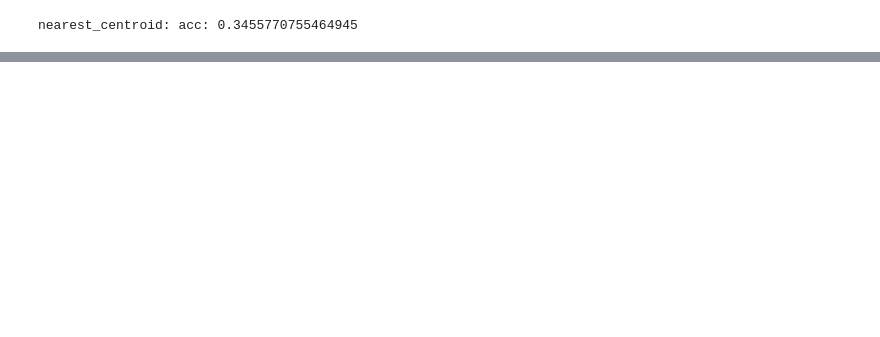
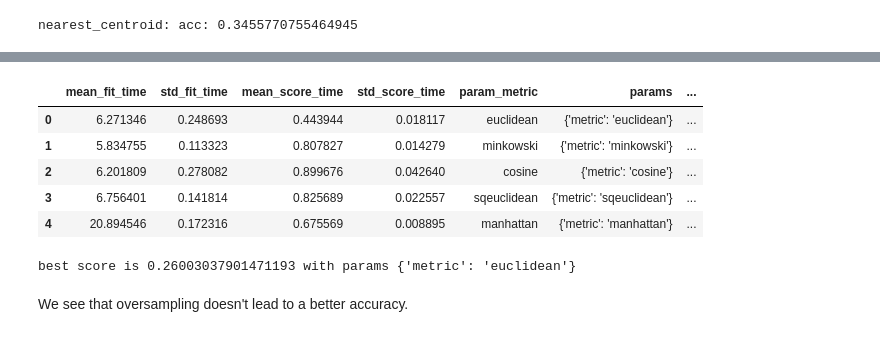
Before and after one commit to medplot/data-mining-project, a Jupyter notebook: jupyter_notebooks/k_nearest_centroid.ipynb, the cells around one changed output, grey strips where cells are left out. Drawn from its saved outputs; the diff is of its cells as text; code cells hidden in the pictures; blank space fills up the shorter version.

```diff
--- a/jupyter_notebooks/k_nearest_centroid.ipynb
+++ b/jupyter_notebooks/k_nearest_centroid.ipynb
@@ -32,0 +64,25 @@ nearest_centroid: acc: 0.3455770755464945
+# %%
+nearest_centroid.get_params()
+
+params = {
+    'metric': ('euclidean', 'minkowski', 'cosine', 'sqeuclidean', 'manhattan')
+}
+
+grid_search_estimator = GridSearchCV(nearest_centroid, params, scoring='accuracy', cv=5, return_train_score=False)
+grid_search_estimator.fit(data_train,target_train.values.ravel())
+
+results = pd.DataFrame(grid_search_estimator.cv_results_)
+display(results)
+
+
+print("best score is {} with params {}".format(grid_search_estimator.best_score_, grid_search_estimator.best_params_))
+# %% [output]
+|  | mean_fit_time | std_fit_time | mean_score_time | std_score_time | param_metric | params | ... |
+| 0 | 6.271346 | 0.248693 | 0.443944 | 0.018117 | euclidean | {'metric': 'euclidean'} | ... |
+| 1 | 5.834755 | 0.113323 | 0.807827 | 0.014279 | minkowski | {'metric': 'minkowski'} | ... |
+| 2 | 6.201809 | 0.278082 | 0.899676 | 0.042640 | cosine | {'metric': 'cosine'} | ... |
+| 3 | 6.756401 | 0.141814 | 0.825689 | 0.022557 | sqeuclidean | {'metric': 'sqeuclidean'} | ... |
+| 4 | 20.894546 | 0.172316 | 0.675569 | 0.008895 | manhattan | {'metric': 'manhattan'} | ... |
+best score is 0.26003037901471193 with params {'metric': 'euclidean'}
+# %% [markdown]
+We see that oversampling doesn't lead to a better accuracy.
```
Also changed, not shown: parts of 10 cells of this notebook, 1 other file.
